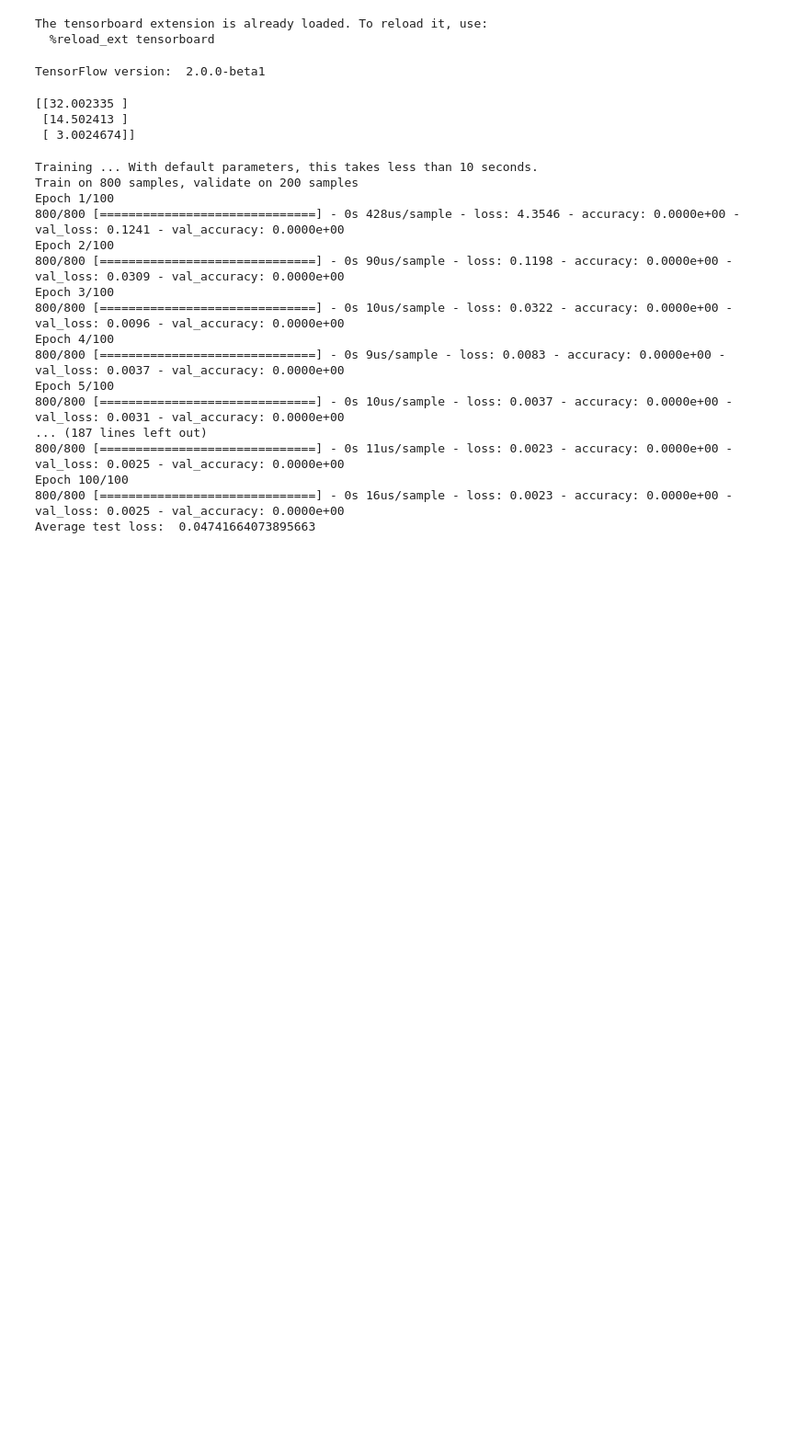
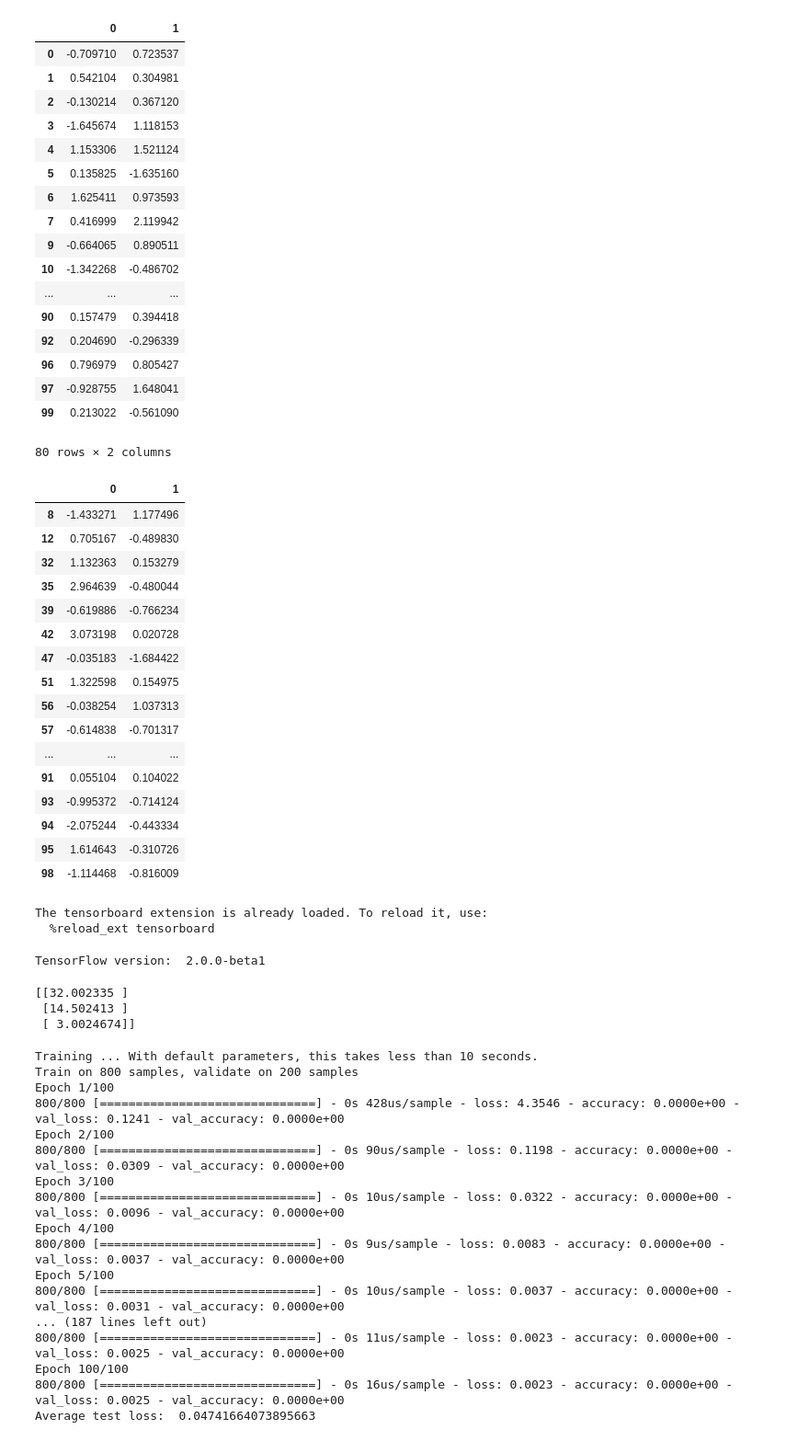
Before and after one commit to rbudnar/Capstone-project, a Jupyter notebook: TB test.ipynb, the cells around one changed output. Shown at 92% size. Drawn from its saved outputs; the diff is of its cells as text; code cells hidden in the pictures; blank space fills up the shorter version.

```diff
--- a/TB test.ipynb
+++ b/TB test.ipynb
@@ -0,0 +26,3 @@
+# %%
+msk = np.random.rand(len(df)) < 0.8
+msk
@@ -1,3 +42,44 @@
+# %%
+train = df[msk]
+test = df[~msk]
+display(train)
+display(test)
+# %% [output]
+|  | 0 | 1 |
+| 0 | -0.709710 | 0.723537 |
+| 1 | 0.542104 | 0.304981 |
+| 2 | -0.130214 | 0.367120 |
+| 3 | -1.645674 | 1.118153 |
+| 4 | 1.153306 | 1.521124 |
+| 5 | 0.135825 | -1.635160 |
+| 6 | 1.625411 | 0.973593 |
+| 7 | 0.416999 | 2.119942 |
+| 9 | -0.664065 | 0.890511 |
+| 10 | -1.342268 | -0.486702 |
+| ... | ... | ... |
+| 90 | 0.157479 | 0.394418 |
+| 92 | 0.204690 | -0.296339 |
+| 96 | 0.796979 | 0.805427 |
+| 97 | -0.928755 | 1.648041 |
+| 99 | 0.213022 | -0.561090 |
+80 rows × 2 columns
+|  | 0 | 1 |
+| 8 | -1.433271 | 1.177496 |
+| 12 | 0.705167 | -0.489830 |
+| 32 | 1.132363 | 0.153279 |
+| 35 | 2.964639 | -0.480044 |
+| 39 | -0.619886 | -0.766234 |
+| 42 | 3.073198 | 0.020728 |
+| 47 | -0.035183 | -1.684422 |
+| 51 | 1.322598 | 0.154975 |
+| 56 | -0.038254 | 1.037313 |
+| 57 | -0.614838 | -0.701317 |
+| ... | ... | ... |
+| 91 | 0.055104 | 0.104022 |
+| 93 | -0.995372 | -0.714124 |
+| 94 | -2.075244 | -0.443334 |
+| 95 | 1.614643 | -0.310726 |
+| 98 | -1.114468 | -0.816009 |
 # %%
 %load_ext tensorboard
 #https://medium.com/@shaolinkhoa/install-tensorflow-gpu-2-0-alpha-on-anaconda-for-windows-10-ubuntu-ced099010b21
```
Also changed, not shown: parts of 3 cells of this notebook, 10 other files.
